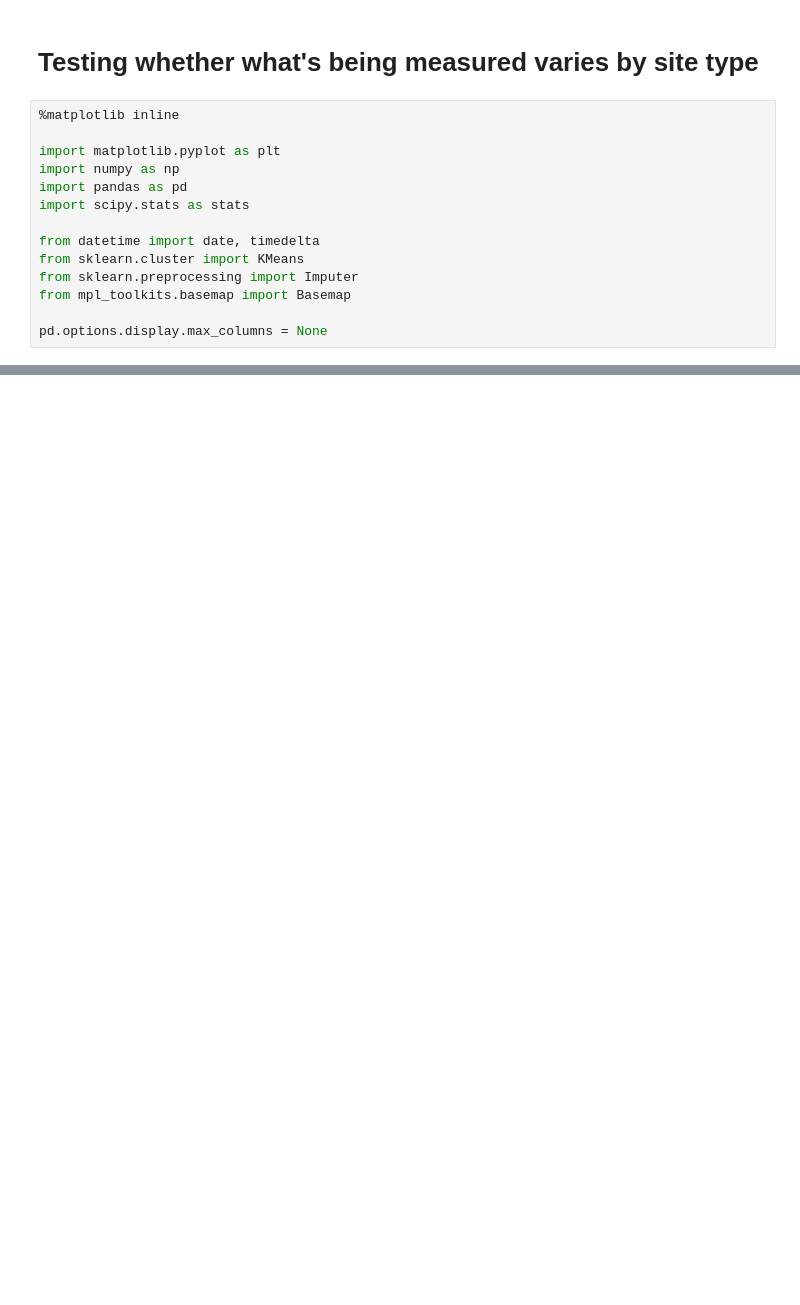
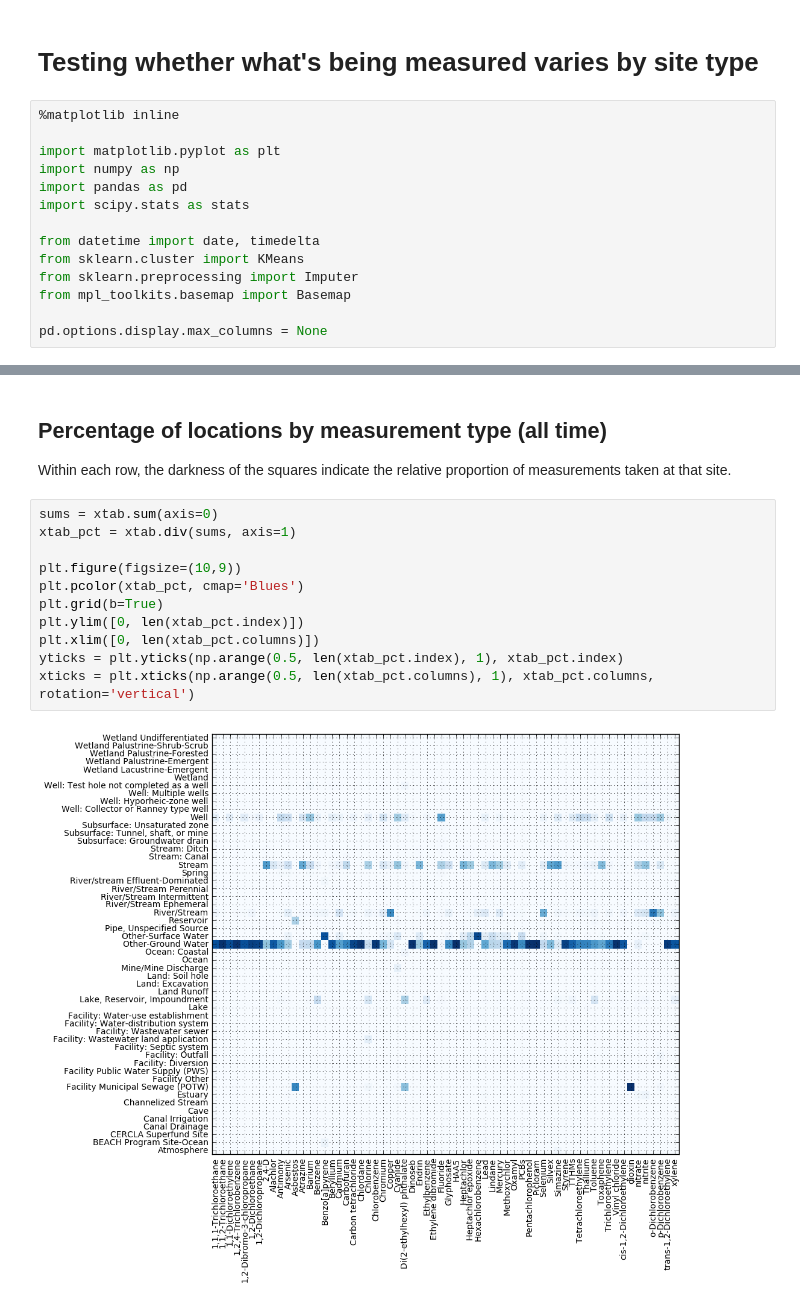
Before and after one commit to SeanU/waq, a Jupyter notebook: exploration/Water Independence.ipynb, the cells around one changed output, grey strips where cells are left out. Cells and saved outputs as stored; diff of their text form; blank space fills up the shorter version.

```diff
--- a/exploration/Water Independence.ipynb
+++ b/exploration/Water Independence.ipynb
@@ -80,0 +44,16 @@ xticks = plt.xticks(np.arange(0.5, len(xtab_pct.columns), 1), xtab_pct.columns,
+# %% [markdown]
+## Percentage of locations by measurement type (all time)
+Within each row, the darkness of the squares indicate the relative proportion of measurements taken at that site.
+# %%
+sums = xtab.sum(axis=0)
+xtab_pct = xtab.div(sums, axis=1)
+
+plt.figure(figsize=(10,9))
+plt.pcolor(xtab_pct, cmap='Blues')
+plt.grid(b=True)
+plt.ylim([0, len(xtab_pct.index)])
+plt.xlim([0, len(xtab_pct.columns)])
+yticks = plt.yticks(np.arange(0.5, len(xtab_pct.index), 1), xtab_pct.index)
+xticks = plt.xticks(np.arange(0.5, len(xtab_pct.columns), 1), xtab_pct.columns, rotation='vertical')
+# %% [output]
+[figure, added]
```
Also changed, not shown: parts of 12 cells of this notebook.
